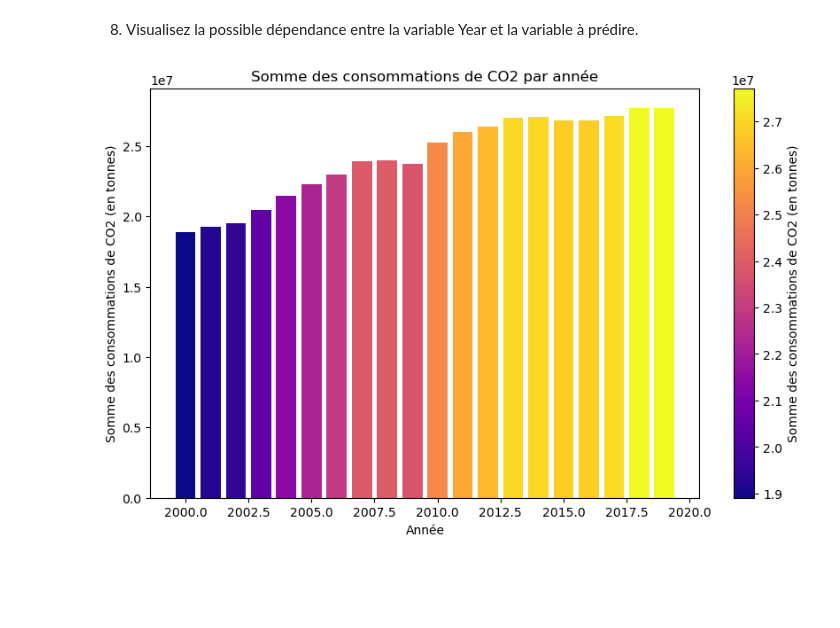
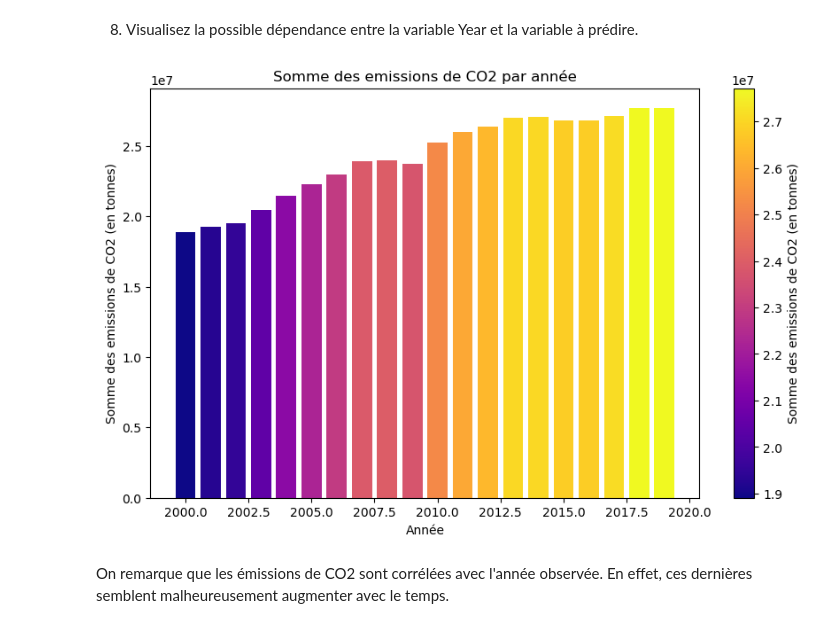
Before and after one commit to julien-richaume/projet_machine_learning, a Jupyter notebook: Rendu_Projet_Python.ipynb, the cells around one changed output. Cells and saved outputs as stored; diff of their text form; code cells hidden in the pictures; blank space fills up the shorter version.

```diff
--- a/Rendu_Projet_Python.ipynb
+++ b/Rendu_Projet_Python.ipynb
@@ -441,32 +441,34 @@ plt.show()
 # %%
 from matplotlib import colormaps
 from matplotlib.cm import ScalarMappable
 
 df_somme_annee = df.groupby('Year')['Value_co2_emissions_kt_by_country'].sum().reset_index()
 
 #On enlève la dernière année (2020) car on avait que des na et donc la colonne est restée mais avec aucunes valeurs
 df_somme_annee = df_somme_annee.drop(df_somme_annee.index[-1])
 
 cmap = plt.get_cmap('plasma')
 
 # Normalisation des valeurs pour correspondre à la colormap
 norm = plt.Normalize(df_somme_annee['Value_co2_emissions_kt_by_country'].min(), df_somme_annee['Value_co2_emissions_kt_by_country'].max())
 
 plt.figure(figsize=(10, 6))
 plt.bar(df_somme_annee['Year'],df_somme_annee['Value_co2_emissions_kt_by_country'],color=cmap(norm(df_somme_annee['Value_co2_emissions_kt_by_country'])))
 plt.xlabel('Année')
-plt.ylabel('Somme des consommations de CO2 (en tonnes)')
-plt.title('Somme des consommations de CO2 par année')
+plt.ylabel('Somme des emissions de CO2 (en tonnes)')
+plt.title('Somme des emissions de CO2 par année')
 
 
 # Création de l'objet mappable
 sm = ScalarMappable(cmap=cmap, norm=norm)
 sm.set_array([])
 
 # Ajout de l'argument ax pour spécifier les axes
 cbar = plt.colorbar(sm, ax=plt.gca())
-cbar.set_label('Somme des consommations de CO2 (en tonnes)')
+cbar.set_label('Somme des emissions de CO2 (en tonnes)')
 
 plt.show()
 # %% [output]
-[figure, old version]
+[figure, new version]
+# %% [markdown]
+On remarque que les émissions de CO2 sont corrélées avec l'année observée. En effet, ces dernières semblent malheureusement augmenter avec le temps.
```
Also changed, not shown: parts of 24 cells of this notebook.
